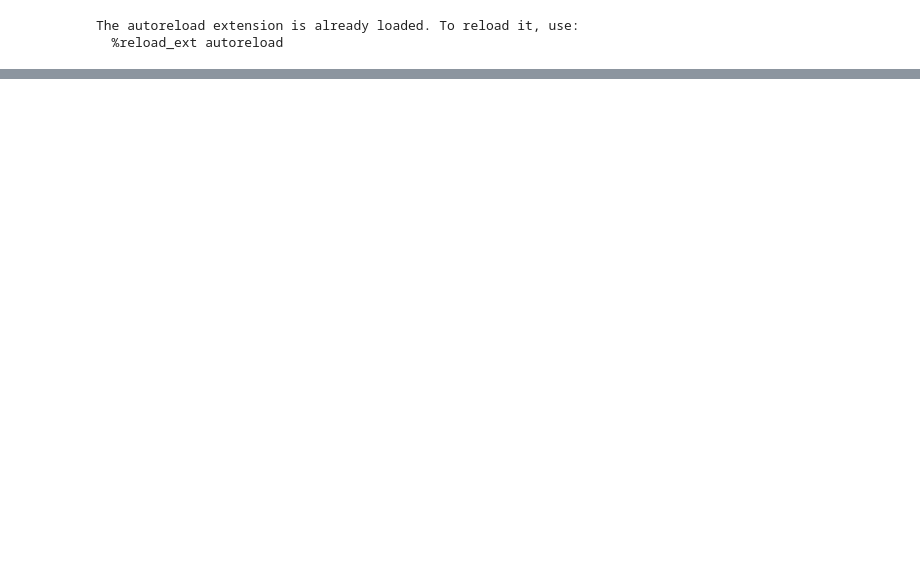
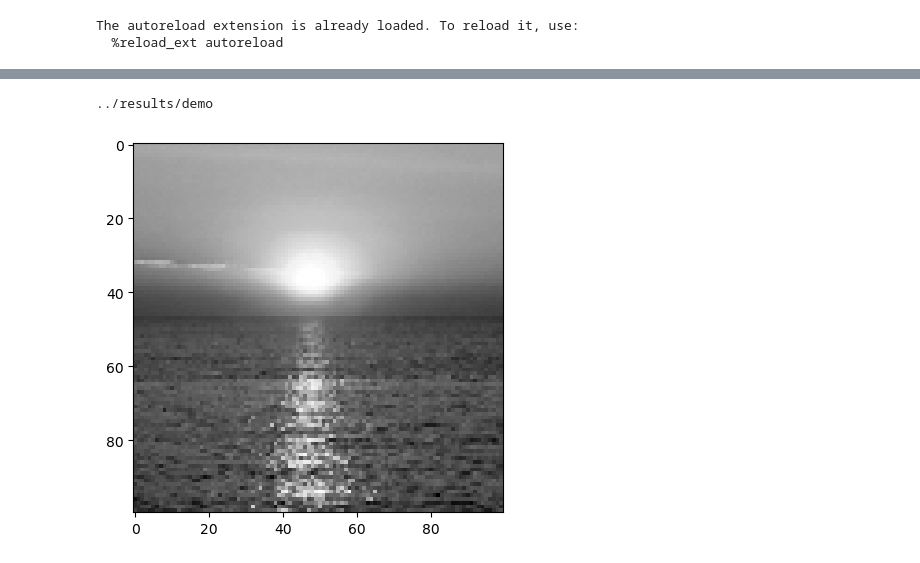
Before and after one commit to uvm-neurobotics-lab/MOVE, a Jupyter notebook: demo.ipynb, the cells around one changed output, grey strips where cells are left out. Drawn from its saved outputs; the diff is of its cells as text; code cells hidden in the pictures; blank space fills up the shorter version.

```diff
--- a/demo.ipynb
+++ b/demo.ipynb
@@ -48 +103,15 @@ Number of cells:  50
 Initialized MOVE on device: cuda:0
+# %%
+import os
+import shutil
+print(config.output_dir)
+if os.path.exists(config.output_dir):
+    shutil.rmtree(config.output_dir)
+# %% [output]
+../results/demo
+# %%
+
+plt.imshow(move.config.target.cpu().numpy(), cmap='gray')
+plt.show()
+# %% [output]
+[figure, added]
```
Also changed, not shown: parts of 12 cells of this notebook, 13 other files.
